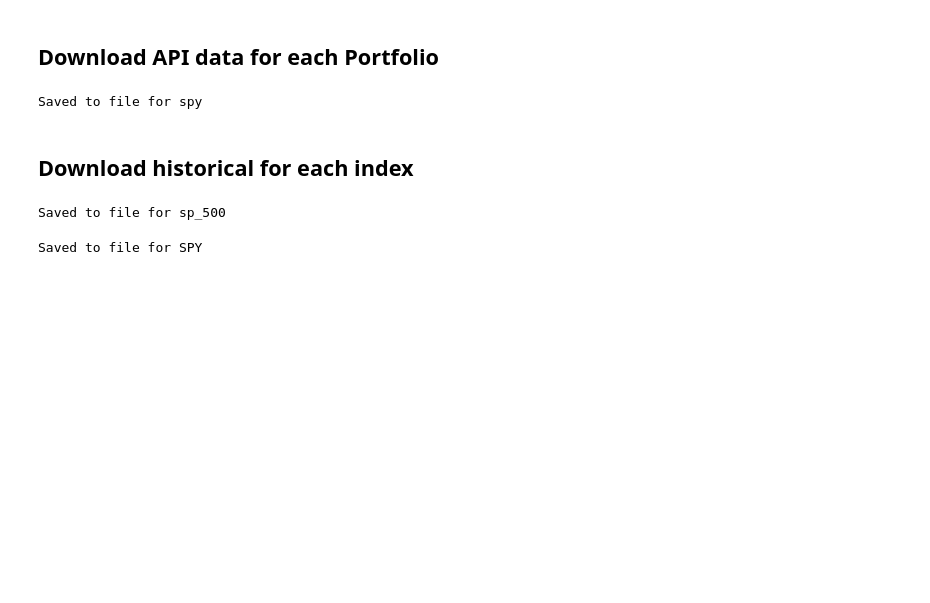
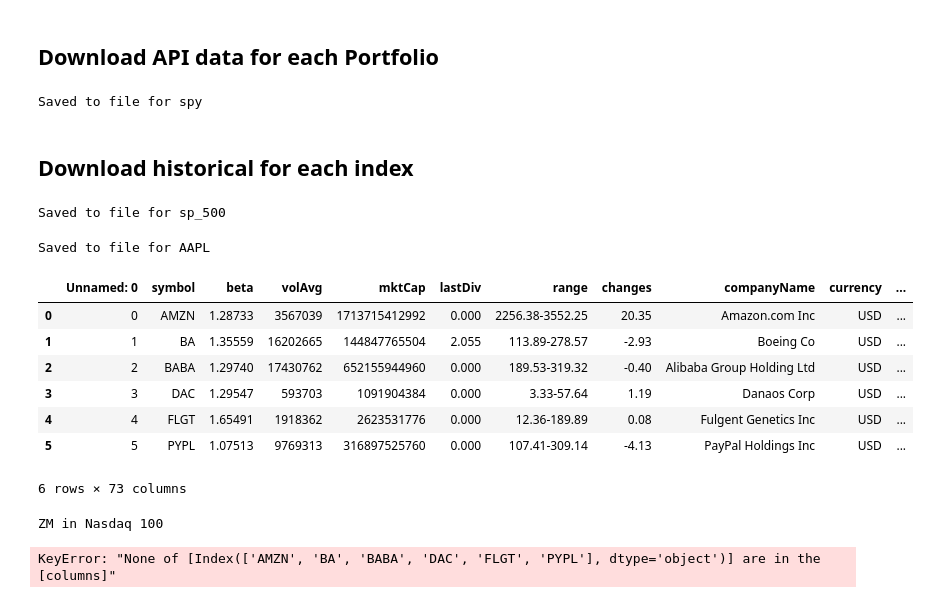
Before and after one commit to wchance/project1, a Jupyter notebook: notebooks/billy/api_data_fetcher.ipynb, the cells around one changed output. Cells and saved outputs as stored; diff of their text form; code cells hidden in the pictures; blank space fills up the shorter version.

Commit message:
Clean up code

```diff
--- a/notebooks/billy/api_data_fetcher.ipynb
+++ b/notebooks/billy/api_data_fetcher.ipynb
@@ -114,6 +115,6 @@ get_index_historical_data(sp_500_list, 'sp_500')
 # %% [output]
 Saved to file for sp_500
 # %%
-get_ticker_historical_data('SPY')
+get_ticker_historical_data('AAPL')
 # %% [output]
-Saved to file for SPY
+Saved to file for AAPL
@@ -121,0 +121,27 @@ get_perso
+# %%
+# Define path to datasets
+holdings_jorge_path = Path('../../data/cleandata/holdings_jorge.csv')
+holdings_william_path = Path('../../data/cleandata/holdings_william.csv')
+holdings_juancarlos_path = Path('../../data/cleandata/holdings_juancarlos.csv')
+list_sp_500_path = Path('../../data/cleandata/list_sp_500.csv')
+list_nasdaq_100_path = Path('../../data/cleandata/list_nasdaq_100.csv')
+list_dow_jones_path = Path('../../data/cleandata/list_dow_jones.csv')
+# %%
+# Read in datasets
+df_holding_jorge = pd.read_csv(holdings_jorge_path)
+df_holding_william = pd.read_csv(holdings_william_path)
+df_holding_juancarlos = pd.read_csv(holdings_juancarlos_path)
+dow_jones_list = pd.read_csv (list_dow_jones_path)
+sp_500_list = pd.read_csv (list_sp_500_path)
+nasdaq_100_list = pd.read_csv (list_nasdaq_100_path)
+# %%
+df_holding_jorge
+# %% [output]
+|  | Unnamed: 0 | symbol | beta | volAvg | mktCap | lastDiv | range | changes | companyName | currency | ... |
+| 0 | 0 | AMZN | 1.28733 | 3567039 | 1713715412992 | 0.000 | 2256.38-3552.25 | 20.35 | Amazon.com Inc | USD | ... |
+| 1 | 1 | BA | 1.35559 | 16202665 | 144847765504 | 2.055 | 113.89-278.57 | -2.93 | Boeing Co | USD | ... |
+| 2 | 2 | BABA | 1.29740 | 17430762 | 652155944960 | 0.000 | 189.53-319.32 | -0.40 | Alibaba Group Holding Ltd | USD | ... |
+| 3 | 3 | DAC | 1.29547 | 593703 | 1091904384 | 0.000 | 3.33-57.64 | 1.19 | Danaos Corp | USD | ... |
+| 4 | 4 | FLGT | 1.65491 | 1918362 | 2623531776 | 0.000 | 12.36-189.89 | 0.08 | Fulgent Genetics Inc | USD | ... |
+| 5 | 5 | PYPL | 1.07513 | 9769313 | 316897525760 | 0.000 | 107.41-309.14 | -4.13 | PayPal Holdings Inc | USD | ... |
+6 rows × 73 columns
@@ -121,0 +152,13 @@ get_perso
+# %%
+for symbol in list(df_holding_juancarlos['symbol']):
+    if symbol in list(dow_jones_list['symbol']):
+        df_holding_jorge[df_holding_jorge['symbol']])
+    elif symbol in list(sp_500_list['symbol']):
+        print(f'{symbol} is in SP 500')
+    elif symbol in list(nasdaq_100_list['symbol']):
+        print(f'{symbol} in Nasdaq 100')
+    else:
+        print(f'{symbol} is not part of major index')
+# %% [output]
+ZM in Nasdaq 100
+KeyError: "None of [Index(['AMZN', 'BA', 'BABA', 'DAC', 'FLGT', 'PYPL'], dtype='object')] are in the [columns]"
```
Also changed, not shown: parts of 7 cells of this notebook, 4 other files.
